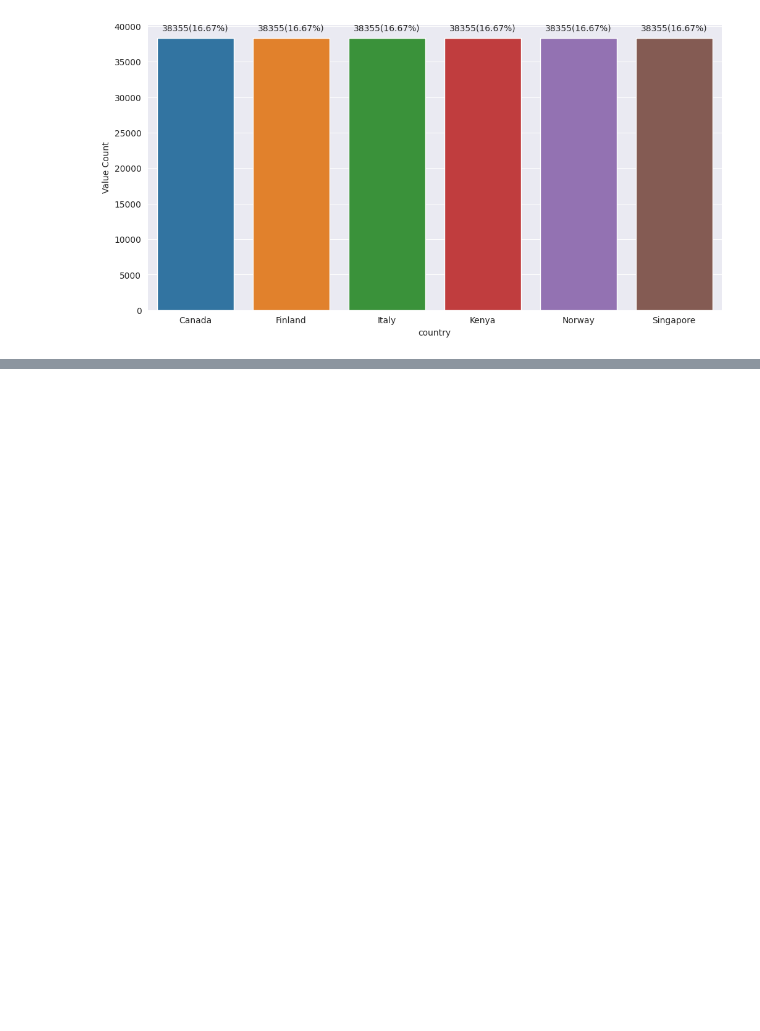
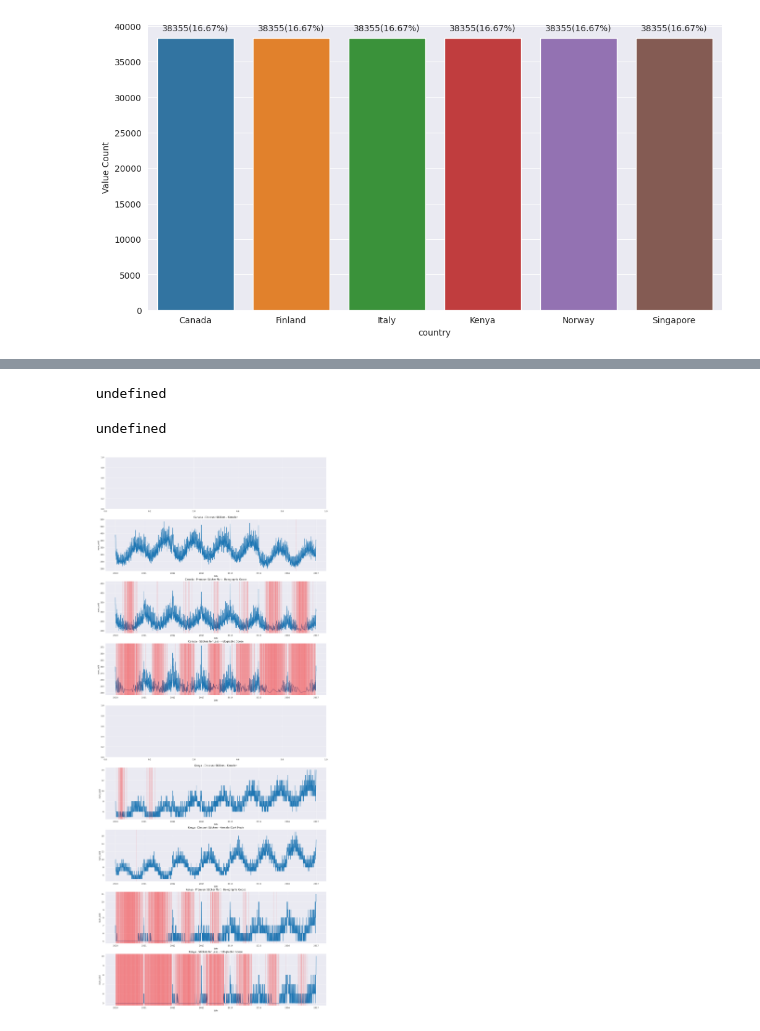
Before and after one commit to nakakonakako/kaggle, a Jupyter notebook: forecasting/main.ipynb, the cells around one changed output, grey strips where cells are left out. Cells and saved outputs as stored; diff of their text form; code cells hidden in the pictures; blank space fills up the shorter version.

```diff
--- a/forecasting/main.ipynb
+++ b/forecasting/main.ipynb
@@ -57,0 +77,6 @@ plot_value_counts_bar(train_df, "country")
+# %%
+counts = train_df.groupby(["country", "store", "product"])["num_sold"].count().rename("num_rows")
+missing_data = counts.loc[counts != 2557]
+missing_data_df = missing_data.reset_index()
+missing_data_df["num_missing_rows"] = 2557 - missing_data_df["num_rows"]
+missing_data_df
@@ -57,0 +94,16 @@ plot_value_counts_bar(train_df, "country")
+# %%
+f,axs = plt.subplots(9,1, figsize=(20,50))
+for i, (country, store, product) in enumerate(missing_data.index):
+    plot_df = train_df.loc[(train_df["country"] == country) & (train_df["store"] == store) & (train_df["product"] == product)]
+    missing_vals = plot_df.loc[plot_df["num_sold"].isna()]
+    if plot_df["num_sold"].isna().all():
+        print("undefined")
+        continue
+    sns.lineplot(data=plot_df, x="date", y="num_sold", ax=axs[i])
+    for missing_date in missing_vals["date"]:
+        axs[i].axvline(missing_date, color='red',  linestyle='-', linewidth=1, alpha=0.2)
+    axs[i].set_title(f"{country} - {store} - {product}")
+# %% [output]
+undefined
+undefined
+[figure, added]
```
Also changed, not shown: parts of 10 cells of this notebook.
